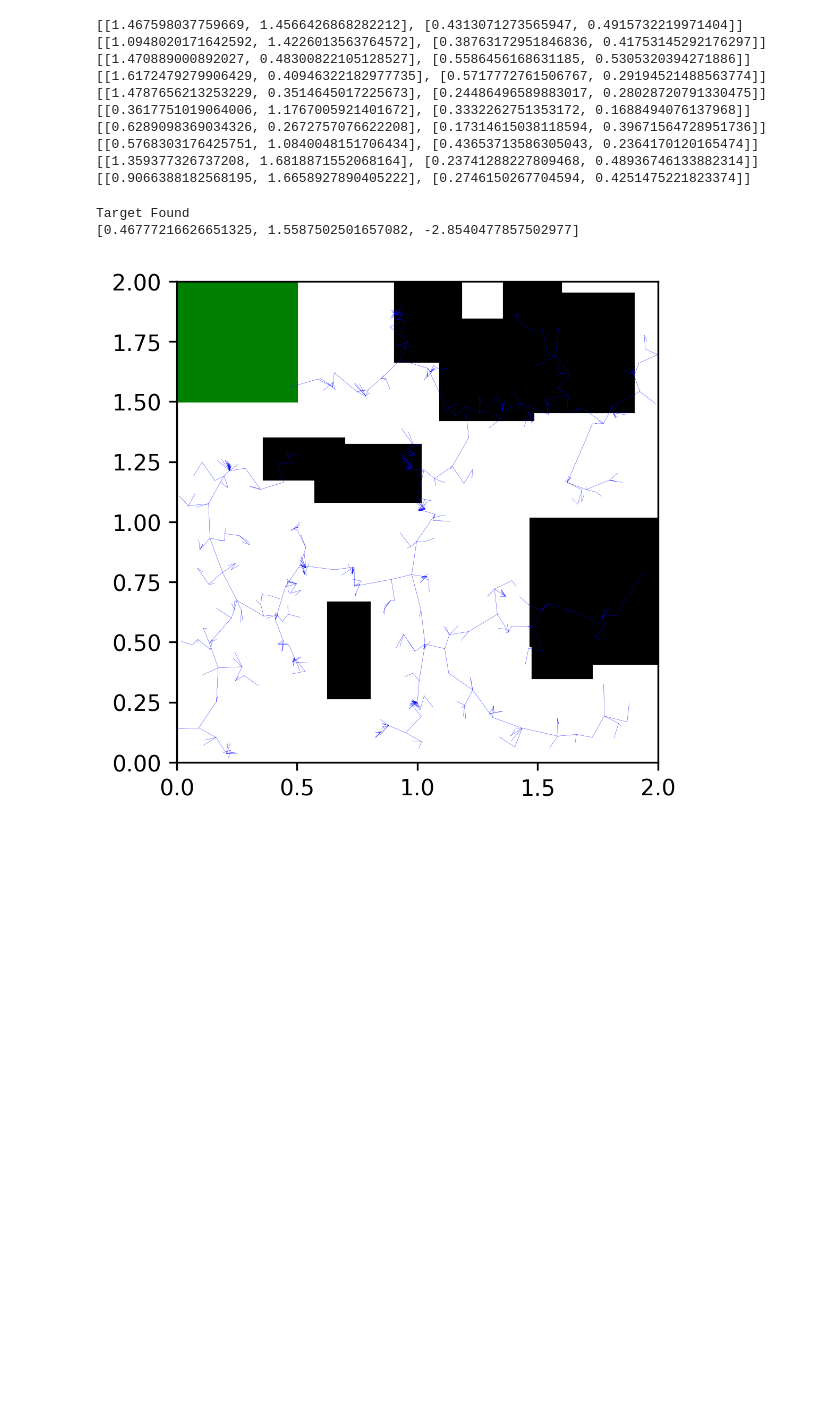
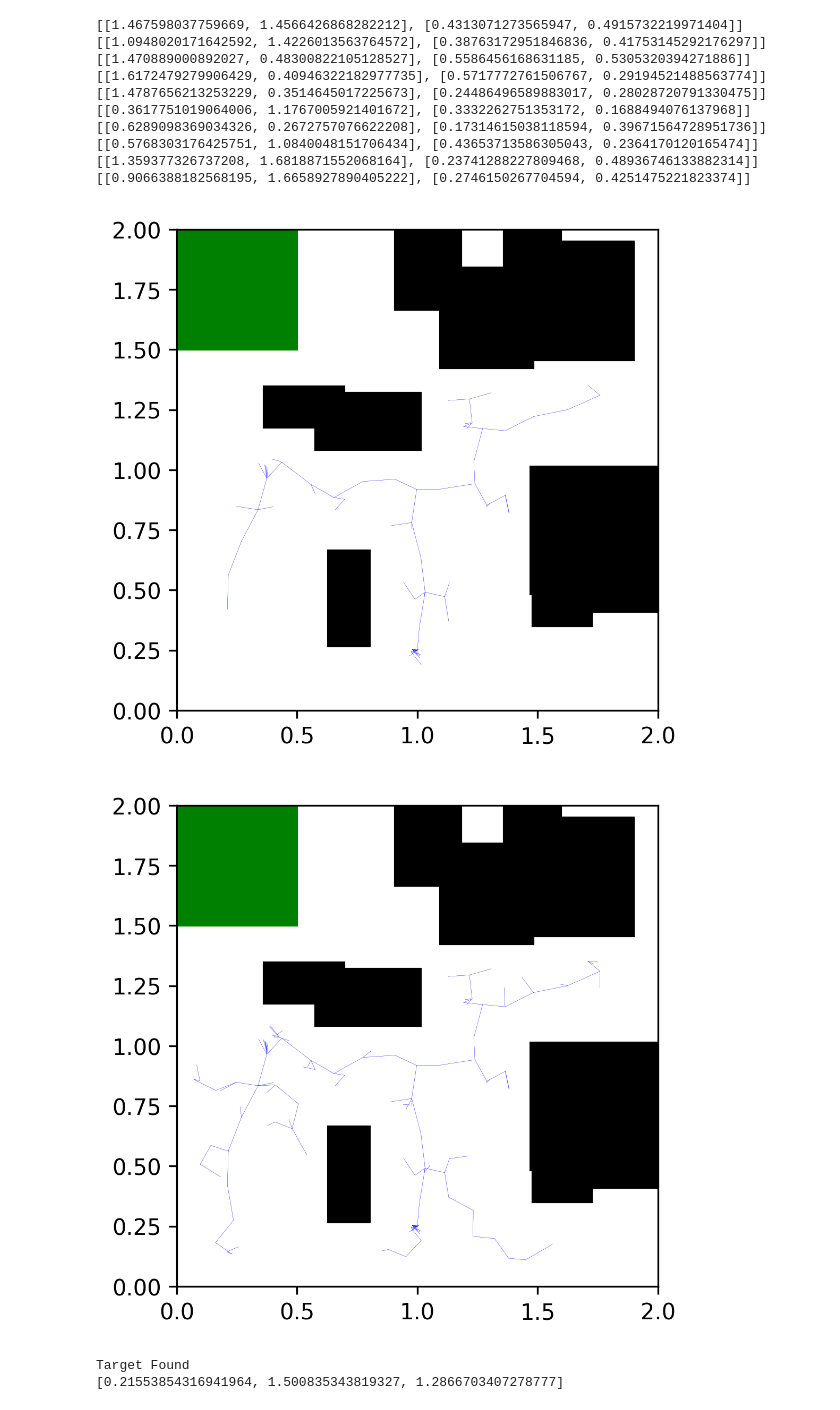
Before and after one commit to samer1248/ECE209AS-Lab2, a Jupyter notebook: project2.ipynb, the cells around one changed output. Saved outputs shown, nothing was run; the diff lists cells and outputs as text; code cells hidden in the pictures; blank space fills up the shorter version.

```diff
--- a/project2.ipynb
+++ b/project2.ipynb
@@ -499,34 +499,35 @@ for i in range(n_points):
     if not collision:
 
 
         V.append(x_new)
         E.append([x_min,x_new])
 
         if x_new[0]>target[0][0] and x_new[0]<target[0][0]+target[1][0] and x_new[1]>target[0][1] and x_new[1]<target[0][1]+target[1][1]:
             print("Target Found")
             print(x_new)
             x_final = x_new
             break
 #         if x_new[0]>xx1 and x_new[0]<xx3 and x_new[1]>xx2 and x_new[1]<xx4:
 #             print("x_min",x_min); print("x_new",x_new); print("traj",traj); print("xr",xr); print("collision", collision)
 #             ax = show_world(obstacles_list)
 #             for e in E:
 #                 ae = np.array(e)
 #                 plt.plot(ae[:,0],ae[:,1],'b',linewidth =0.1)
 #             ae = np.array(E[-1])
 #             plt.plot(ae[:,0],ae[:,1],'r',linewidth =0.2)
 #             break
 #         print(x,x_new,traj)
 #         ae = np.array([x,x_new])
 #         ax = show_world(obstacles_list)
 #         plt.plot(ae[:,0],ae[:,1],'b')
 #         plt.show()
-    if (i%2000==0 and i>0) or i==n_points -1:
+    if (i%100==0 and i>0) or i==n_points -1:
         plot_rrt_evol(E)
         plt.show()
 plot_rrt_evol(E)
 plt.show()
 # %% [output]
+[figure, new version]
+[figure, added]
 Target Found
-[0.46777216626651325, 1.5587502501657082, -2.8540477857502977]
+[0.21553854316941964, 1.500835343819327, 1.2866703407278777]
-[figure, old version]
```
Also changed, not shown: parts of 5 cells of this notebook, 2 other files.
